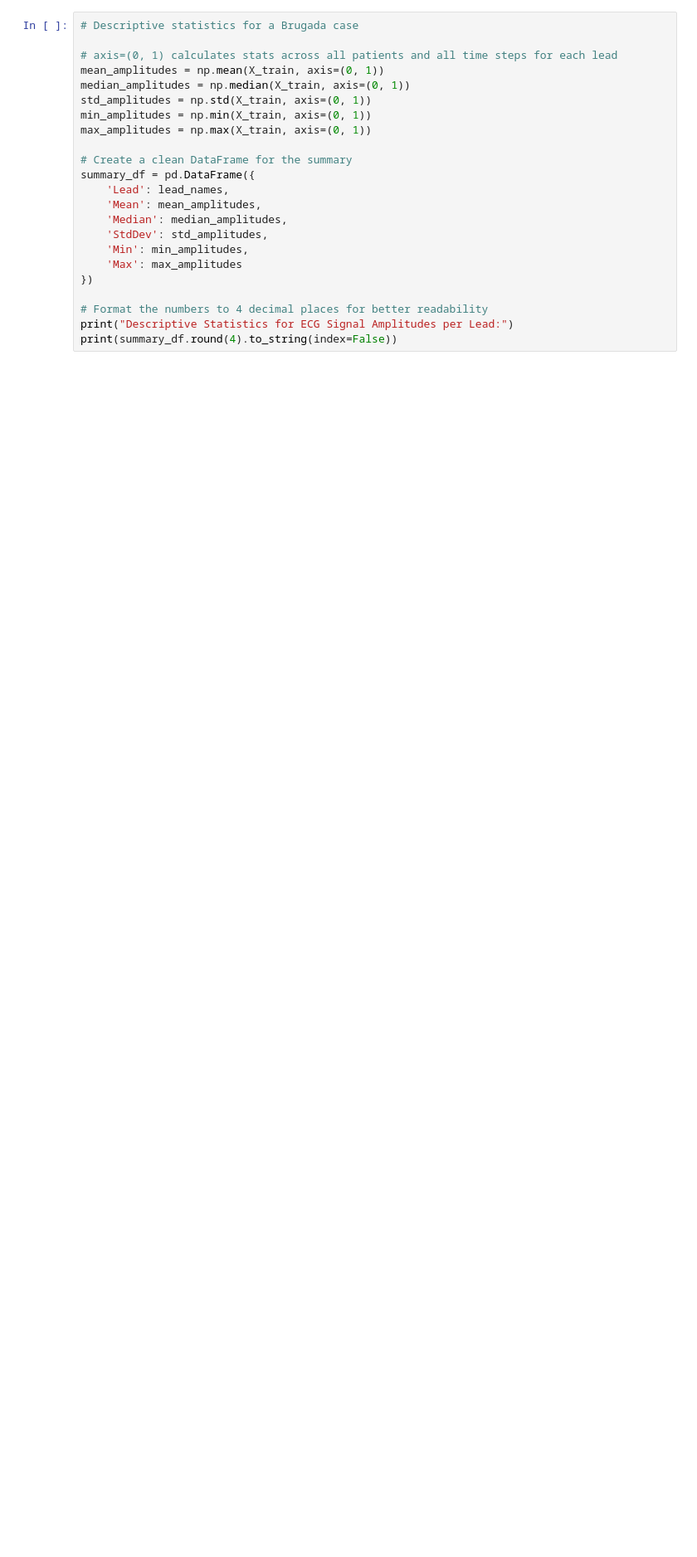
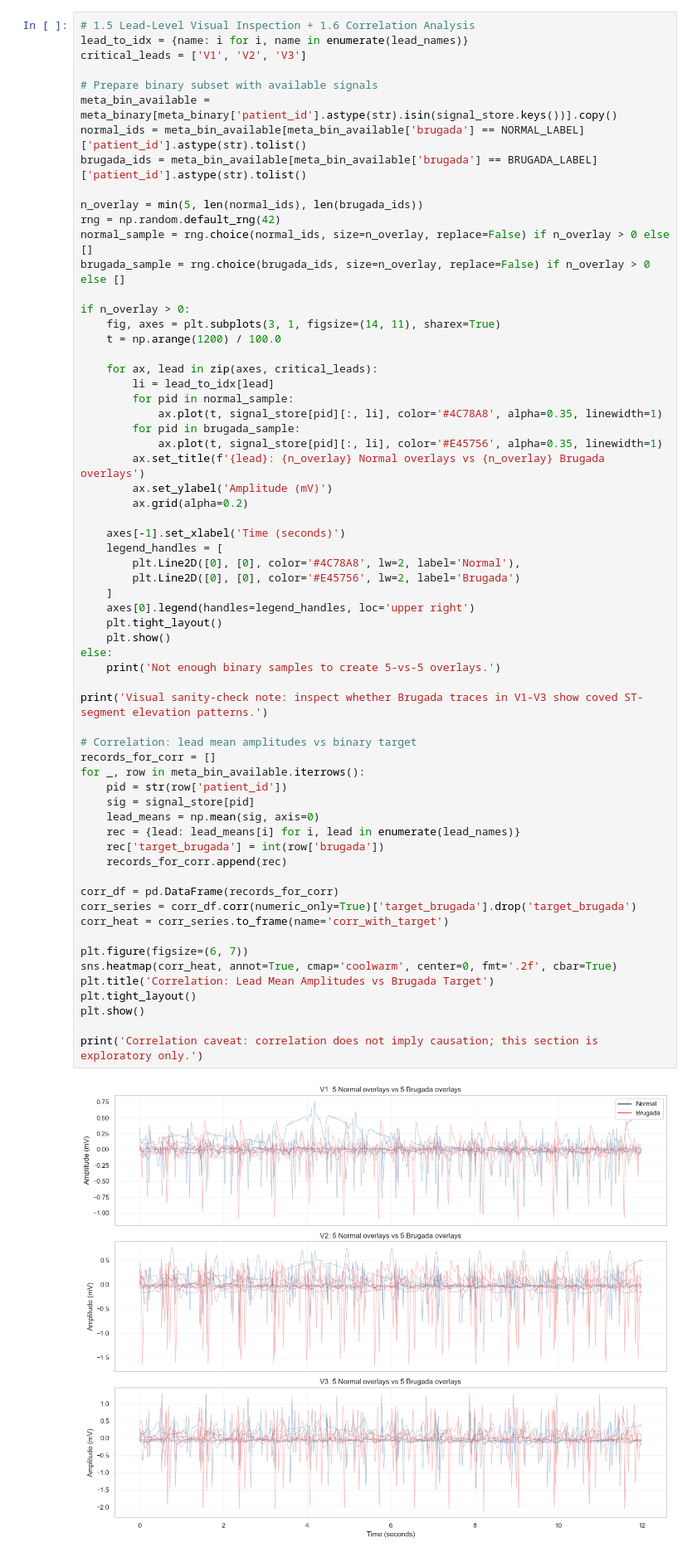
Before and after one commit to Kai-nf/team-wassup-idsc, a Jupyter notebook: eda_report.ipynb, the cells around one changed output. Shown at 83% size. Cells and saved outputs as stored; diff of their text form; blank space fills up the shorter version.

```diff
--- a/eda_report.ipynb
+++ b/eda_report.ipynb
@@ -138,24 +336,65 @@ plt.show()
 # %%
-# Descriptive statistics for a Brugada case
+# 1.5 Lead-Level Visual Inspection + 1.6 Correlation Analysis
+lead_to_idx = {name: i for i, name in enumerate(lead_names)}
+critical_leads = ['V1', 'V2', 'V3']
 
-# axis=(0, 1) calculates stats across all patients and all time steps for each lead
-mean_amplitudes = np.mean(X_train, axis=(0, 1))
-median_amplitudes = np.median(X_train, axis=(0, 1))
-std_amplitudes = np.std(X_train, axis=(0, 1))
-min_amplitudes = np.min(X_train, axis=(0, 1))
-max_amplitudes = np.max(X_train, axis=(0, 1))
+# Prepare binary subset with available signals
+meta_bin_available = meta_binary[meta_binary['patient_id'].astype(str).isin(signal_store.keys())].copy()
+normal_ids = meta_bin_available[meta_bin_available['brugada'] == NORMAL_LABEL]['patient_id'].astype(str).tolist()
+brugada_ids = meta_bin_available[meta_bin_available['brugada'] == BRUGADA_LABEL]['patient_id'].astype(str).tolist()
 
-# Create a clean DataFrame for the summary
-summary_df = pd.DataFrame({
-    'Lead': lead_names,
-    'Mean': mean_amplitudes,
-    'Median': median_amplitudes,
-    'StdDev': std_amplitudes,
-    'Min': min_amplitudes,
-    'Max': max_amplitudes
-})
+n_overlay = min(5, len(normal_ids), len(brugada_ids))
+rng = np.random.default_rng(42)
+normal_sample = rng.choice(normal_ids, size=n_overlay, replace=False) if n_overlay > 0 else []
+brugada_sample = rng.choice(brugada_ids, size=n_overlay, replace=False) if n_overlay > 0 else []
 
-# Format the numbers to 4 decimal places for better readability
-print("Descriptive Statistics for ECG Signal Amplitudes per Lead:")
-print(summary_df.round(4).to_string(index=False))
+if n_overlay > 0:
+    fig, axes = plt.subplots(3, 1, figsize=(14, 11), sharex=True)
+    t = np.arange(1200) / 100.0
+
+    for ax, lead in zip(axes, critical_leads):
+        li = lead_to_idx[lead]
+        for pid in normal_sample:
+            ax.plot(t, signal_store[pid][:, li], color='#4C78A8', alpha=0.35, linewidth=1)
+        for pid in brugada_sample:
+            ax.plot(t, signal_store[pid][:, li], color='#E45756', alpha=0.35, linewidth=1)
+        ax.set_title(f'{lead}: {n_overlay} Normal overlays vs {n_overlay} Brugada overlays')
+        ax.set_ylabel('Amplitude (mV)')
+        ax.grid(alpha=0.2)
+
+    axes[-1].set_xlabel('Time (seconds)')
+    legend_handles = [
+        plt.Line2D([0], [0], color='#4C78A8', lw=2, label='Normal'),
+        plt.Line2D([0], [0], color='#E45756', lw=2, label='Brugada')
+    ]
+    axes[0].legend(handles=legend_handles, loc='upper right')
+    plt.tight_layout()
+    plt.show()
+else:
+    print('Not enough binary samples to create 5-vs-5 overlays.')
+
+print('Visual sanity-check note: inspect whether Brugada traces in V1-V3 show coved ST-segment elevation patterns.')
+
+# Correlation: lead mean amplitudes vs binary target
+records_for_corr = []
+for _, row in meta_bin_available.iterrows():
+    pid = str(row['patient_id'])
+    sig = signal_store[pid]
+    lead_means = np.mean(sig, axis=0)
+    rec = {lead: lead_means[i] for i, lead in enumerate(lead_names)}
+    rec['target_brugada'] = int(row['brugada'])
+    records_for_corr.append(rec)
+
+corr_df = pd.DataFrame(records_for_corr)
+corr_series = corr_df.corr(numeric_only=True)['target_brugada'].drop('target_brugada')
+corr_heat = corr_series.to_frame(name='corr_with_target')
+
+plt.figure(figsize=(6, 7))
+sns.heatmap(corr_heat, annot=True, cmap='coolwarm', center=0, fmt='.2f', cbar=True)
+plt.title('Correlation: Lead Mean Amplitudes vs Brugada Target')
+plt.tight_layout()
+plt.show()
+
+print('Correlation caveat: correlation does not imply causation; this section is exploratory only.')
 # %% [output]
+[figure, added]
```
Also changed, not shown: parts of 6 cells of this notebook, 2 other files.
